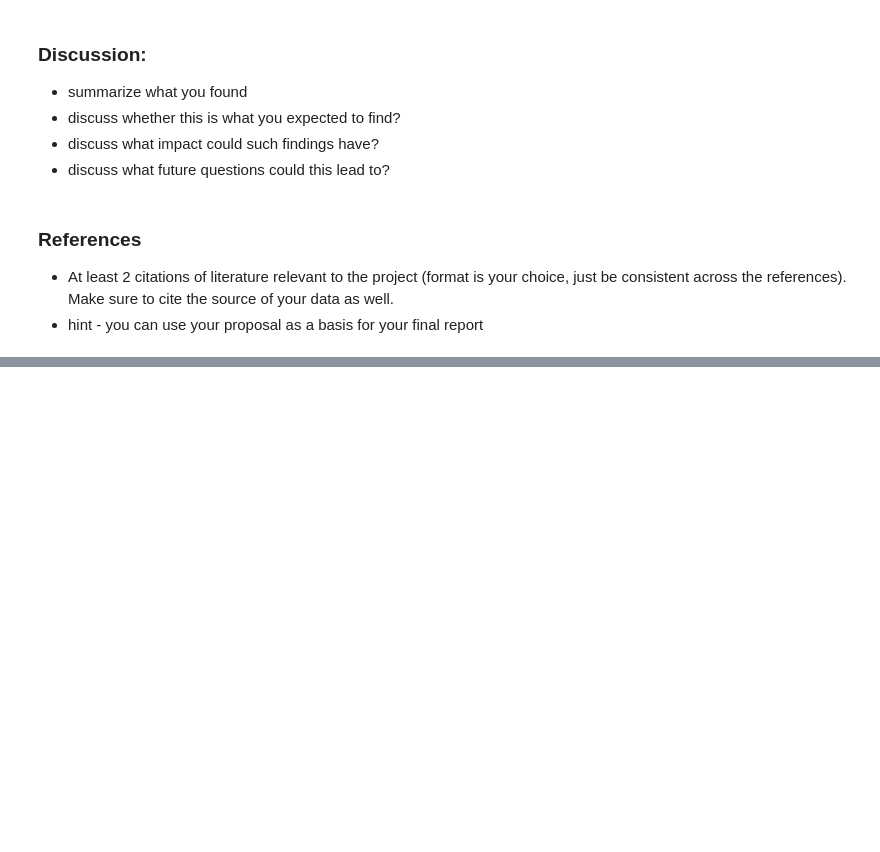
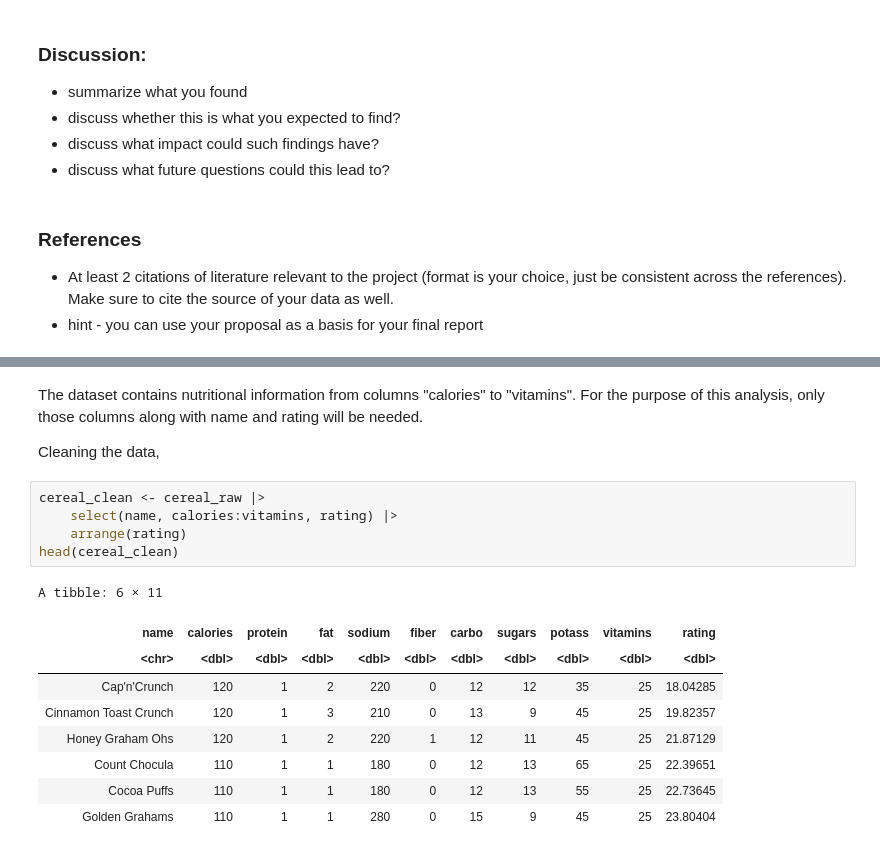
Before and after one commit to jaysjello/dsci-100-project_group24, a Jupyter notebook: change_name.ipynb, the cells around one changed output, grey strips where cells are left out. Drawn from its saved outputs; the diff is of its cells as text; blank space fills up the shorter version.

```diff
--- a/change_name.ipynb
+++ b/change_name.ipynb
@@ -298,0 +101,19 @@ A tibble: 5 × 10
+# %% [markdown]
+The dataset contains nutritional information from columns "calories" to "vitamins". For the purpose of this analysis, only those columns along with name and rating will be needed.
+
+Cleaning the data,
+# %%
+cereal_clean <- cereal_raw |>
+    select(name, calories:vitamins, rating) |>
+    arrange(rating)
+head(cereal_clean)
+# %% [output]
+A tibble: 6 × 11
+| name | calories | protein | fat | sodium | fiber | carbo | sugars | potass | vitamins | rating |
+| <chr> | <dbl> | <dbl> | <dbl> | <dbl> | <dbl> | <dbl> | <dbl> | <dbl> | <dbl> | <dbl> |
+| Cap'n'Crunch | 120 | 1 | 2 | 220 | 0 | 12 | 12 | 35 | 25 | 18.04285 |
+| Cinnamon Toast Crunch | 120 | 1 | 3 | 210 | 0 | 13 | 9 | 45 | 25 | 19.82357 |
+| Honey Graham Ohs | 120 | 1 | 2 | 220 | 1 | 12 | 11 | 45 | 25 | 21.87129 |
+| Count Chocula | 110 | 1 | 1 | 180 | 0 | 12 | 13 | 65 | 25 | 22.39651 |
+| Cocoa Puffs | 110 | 1 | 1 | 180 | 0 | 12 | 13 | 55 | 25 | 22.73645 |
+| Golden Grahams | 110 | 1 | 1 | 280 | 0 | 15 | 9 | 45 | 25 | 23.80404 |
```
Also changed, not shown: parts of 59 cells of this notebook, 1 other file.
